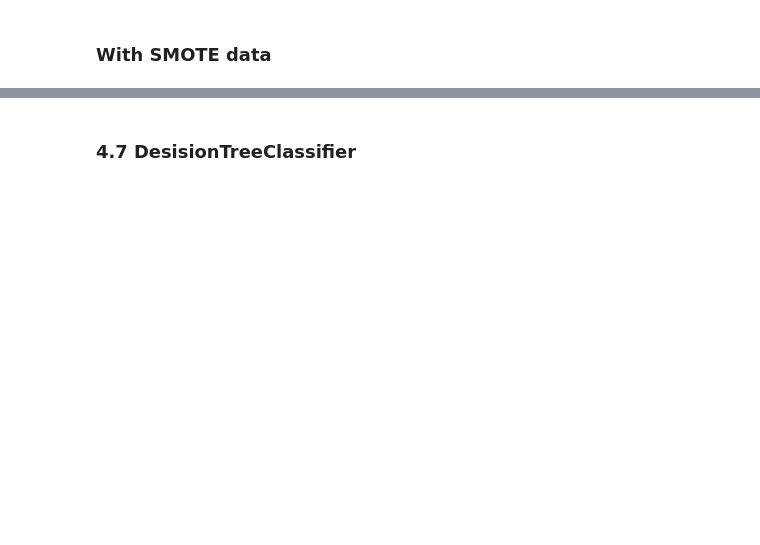
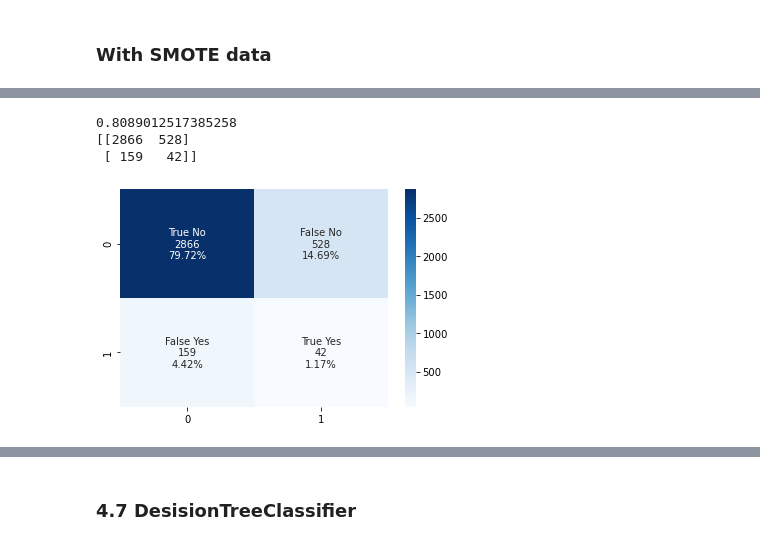
Before and after one commit to KaroD123/Project-2-mid-bootcamp-, a Jupyter notebook: Project 2 (mid-bootcamp) - Classification.ipynb, the cells around one changed output, grey strips where cells are left out. Cells and saved outputs as stored; diff of their text form; code cells hidden in the pictures; blank space fills up the shorter version.

```diff
--- a/Project 2 (mid-bootcamp) - Classification.ipynb
+++ b/Project 2 (mid-bootcamp) - Classification.ipynb
@@ -553,0 +535,7 @@ KNN with a low n_neighbors seems to be an option
+# %%
+using_KNNClassifier(y_train_sm,X_train_sm,y_test,X_test,4)
+# %% [output]
+0.8089012517385258
+[[2866  528]
+ [ 159   42]]
+[figure, added]
```
Also changed, not shown: parts of 44 cells of this notebook.
